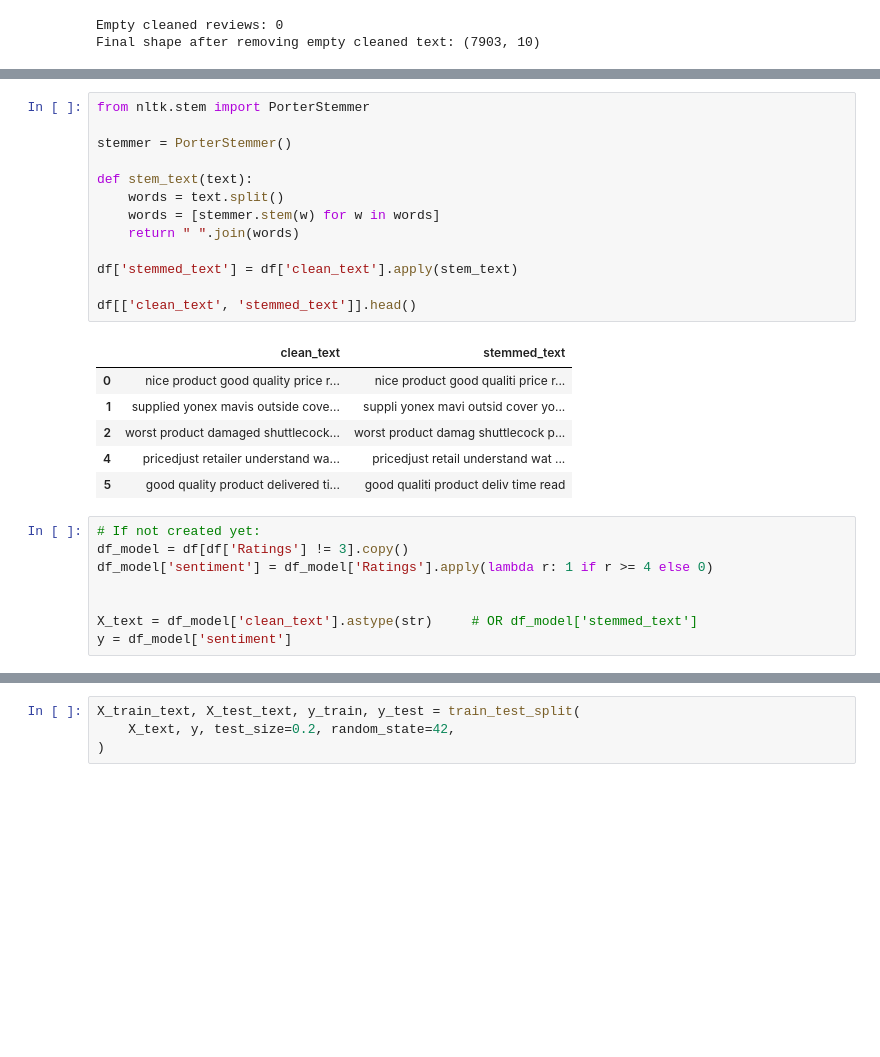
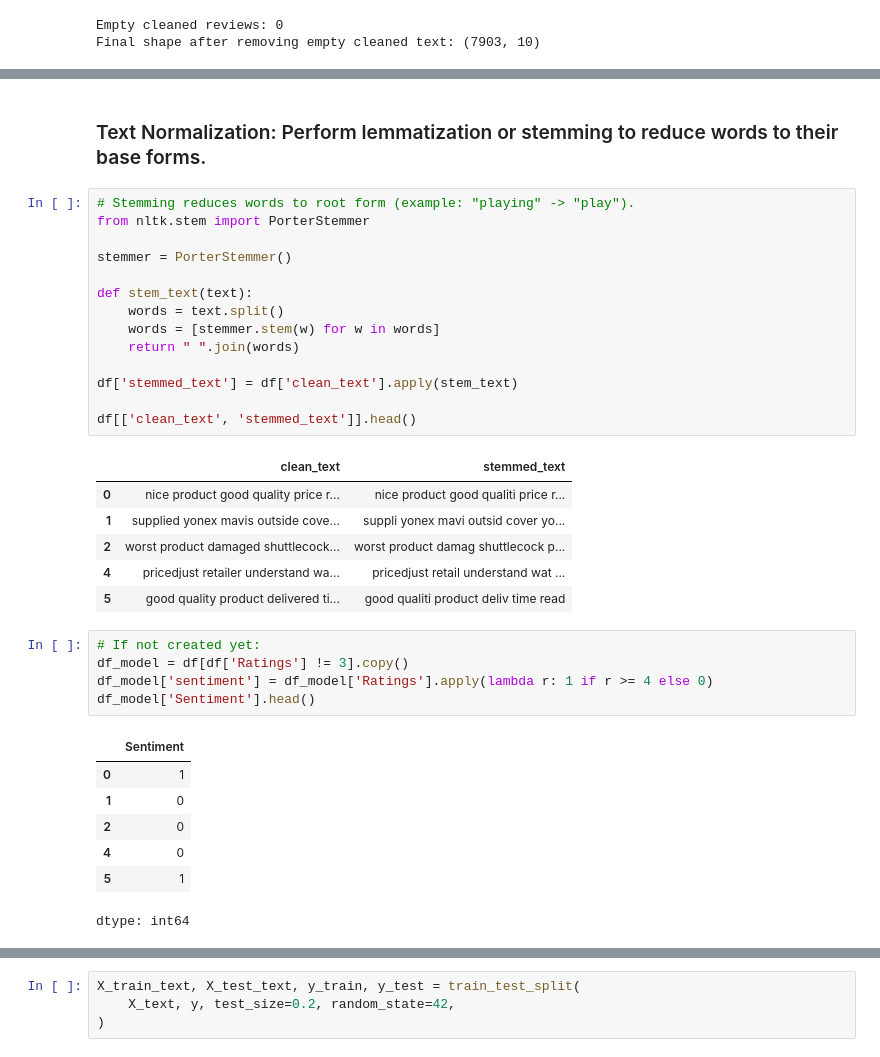
Before and after one commit to pranali1911/Sentiment_Analysis_of_Real_time_Flipkart_Product_Review, a Jupyter notebook: webapp/Sentiment_analysis_of_flipkart_product_reviews.ipynb, the cells around one changed output, grey strips where cells are left out. Drawn from its saved outputs; the diff is of its cells as text; blank space fills up the shorter version.

```diff
--- a/webapp/Sentiment_analysis_of_flipkart_product_reviews.ipynb
+++ b/webapp/Sentiment_analysis_of_flipkart_product_reviews.ipynb
@@ -277,4 +286,7 @@ Final shape after removing empty cleaned text: (7903, 10)
+# %% [markdown]
+### Text Normalization: Perform lemmatization or stemming to reduce words to their base forms.
 # %%
+# Stemming reduces words to root form (example: "playing" -> "play").
 from nltk.stem import PorterStemmer
 
 stemmer = PorterStemmer()
@@ -297,8 +309,13 @@ df[['clean_text', 'stemmed_text']].head()
 # %%
 # If not created yet:
 df_model = df[df['Ratings'] != 3].copy()
 df_model['sentiment'] = df_model['Ratings'].apply(lambda r: 1 if r >= 4 else 0)
-
-
-X_text = df_model['clean_text'].astype(str)     # OR df_model['stemmed_text']
-y = df_model['sentiment']
+df_model['Sentiment'].head()
+# %% [output]
+|  | Sentiment |
+| 0 | 1 |
+| 1 | 0 |
+| 2 | 0 |
+| 4 | 0 |
+| 5 | 1 |
+dtype: int64
```
Also changed, not shown: parts of 47 cells of this notebook, 47 other files.
